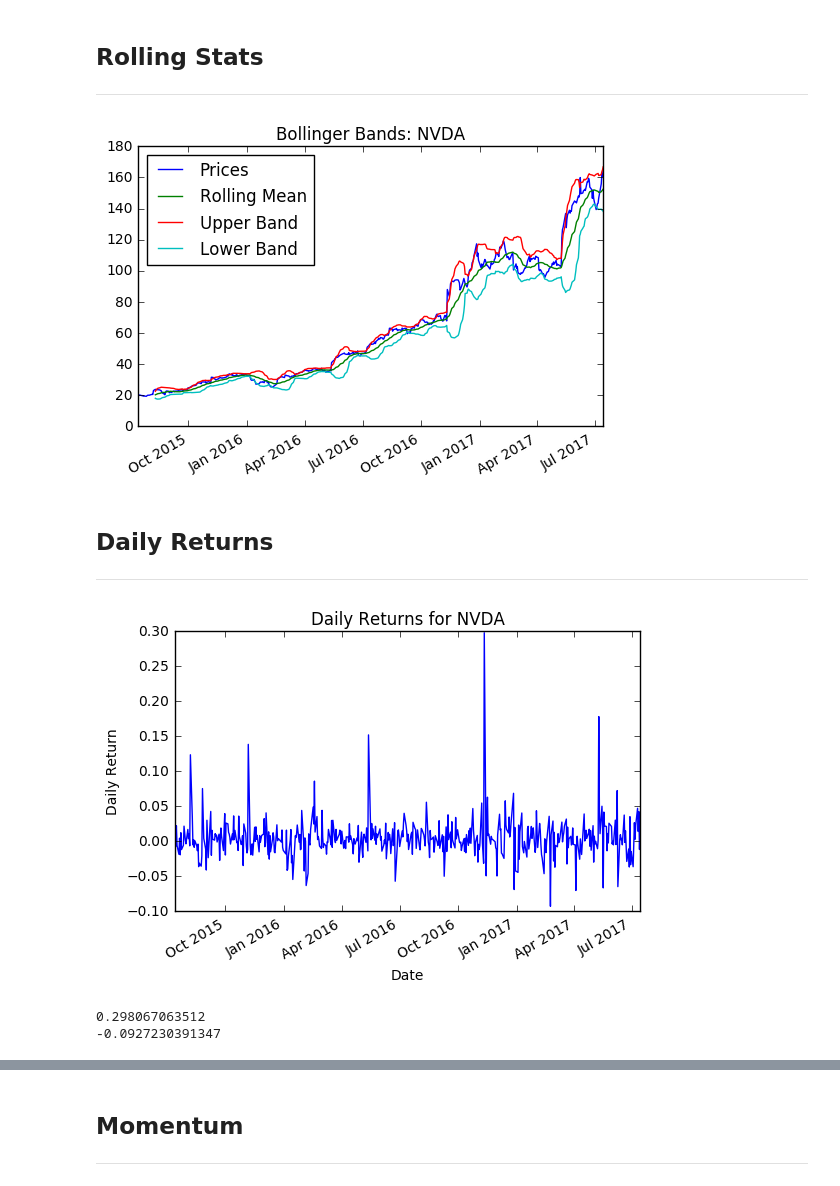
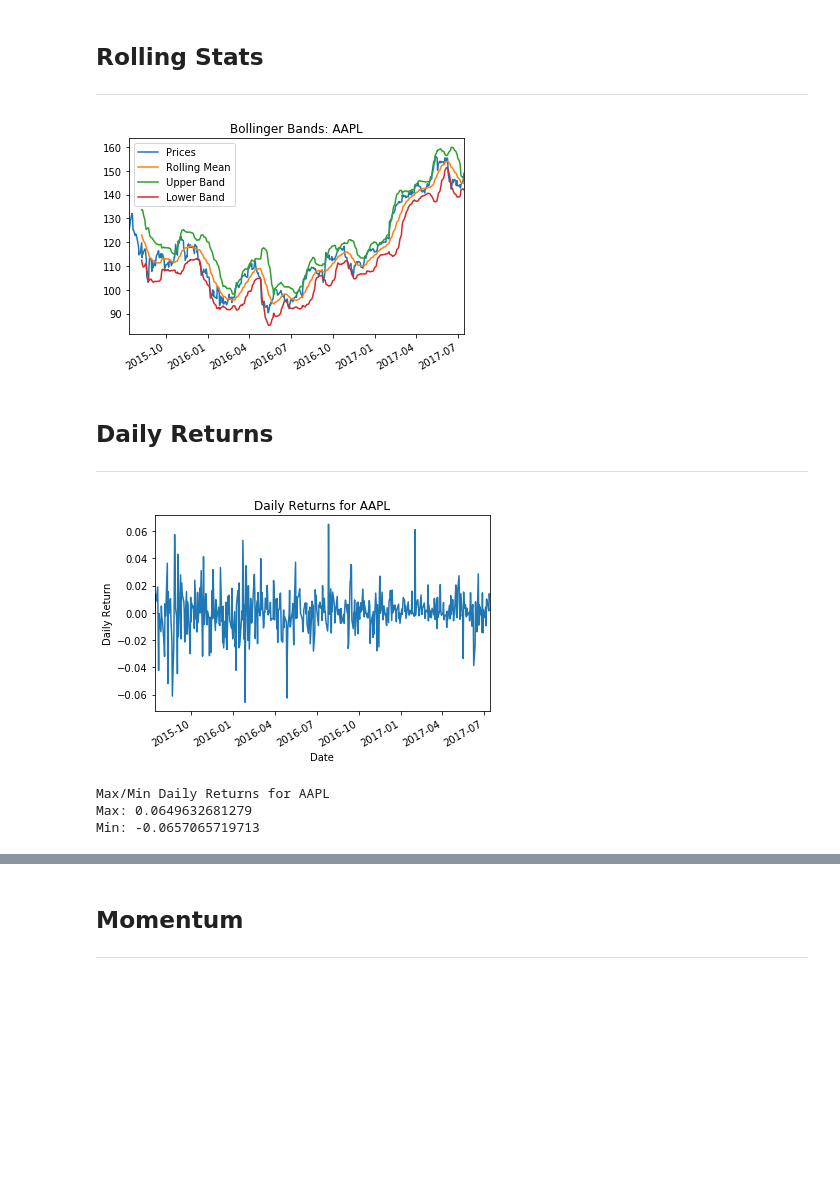
Before and after one commit to mbozelka/Machine-Learning-Capstone, a Jupyter notebook: project/data-exploration/Data Exploration.ipynb, the cells around one changed output, grey strips where cells are left out. Drawn from its saved outputs; the diff is of its cells as text; code cells hidden in the pictures; blank space fills up the shorter version.

```diff
--- a/project/data-exploration/Data Exploration.ipynb
+++ b/project/data-exploration/Data Exploration.ipynb
@@ -162,9 +167,12 @@ class RegressionLearner:
 # use two years of dates for data exploration
 dates = pd.date_range('2015-07-14', '2017-07-14')
 
+ticker = 'AAPL'
+
 # These will be the tickers we will be working with to build our model
 # SPY is added as a benchmark model.
-tickers = ['NVDA']
+tickers = [ticker]
+
 
 df_explore = fetch_data(tickers, dates)
 print df_explore.head(n=5)
@@ -217,23 +225,26 @@ dtype: float64
 ## Rolling Stats
 ---
 # %%
-rolling_mean = get_rolling_mean(df_explore['NVDA'], window=20)
-rolling_std = get_rolling_std(df_explore['NVDA'], window=20)
+rolling_mean = get_rolling_mean(df_explore[ticker], window=20)
+rolling_std = get_rolling_std(df_explore[ticker], window=20)
 lower_band, upper_band = get_bollinger_bands(rolling_mean, rolling_std)
 
-print_bollinger_bands(df_explore['NVDA'], rolling_mean, lower_band, upper_band, 'NVDA')
+print_bollinger_bands(df_explore[ticker], rolling_mean, lower_band, upper_band, ticker)
 # %% [output]
-[figure, old version]
+[figure, new version]
 # %% [markdown]
 ## Daily Returns
 ---
 # %%
 daily_returns  = get_daily_returns(df_explore)
-plot_data(daily_returns['NVDA'], title='Daily Returns for NVDA', xlabel='Date', ylabel='Daily Return')
-print daily_returns['NVDA'].max()
-print daily_returns['NVDA'].min()
+plot_data(daily_returns[ticker], title='Daily Returns for ' + ticker, xlabel='Date', ylabel='Daily Return')
+
+print 'Max/Min Daily Returns for ' + ticker
+print 'Max:', daily_returns[ticker].max()
+print 'Min:', daily_returns[ticker].min()
 # %% [output]
-[figure, old version]
+[figure, new version]
-0.298067063512
--0.0927230391347
+Max/Min Daily Returns for AAPL
+Max: 0.0649632681279
+Min: -0.0657065719713
 # %%
```
Also changed, not shown: parts of 16 cells of this notebook.
